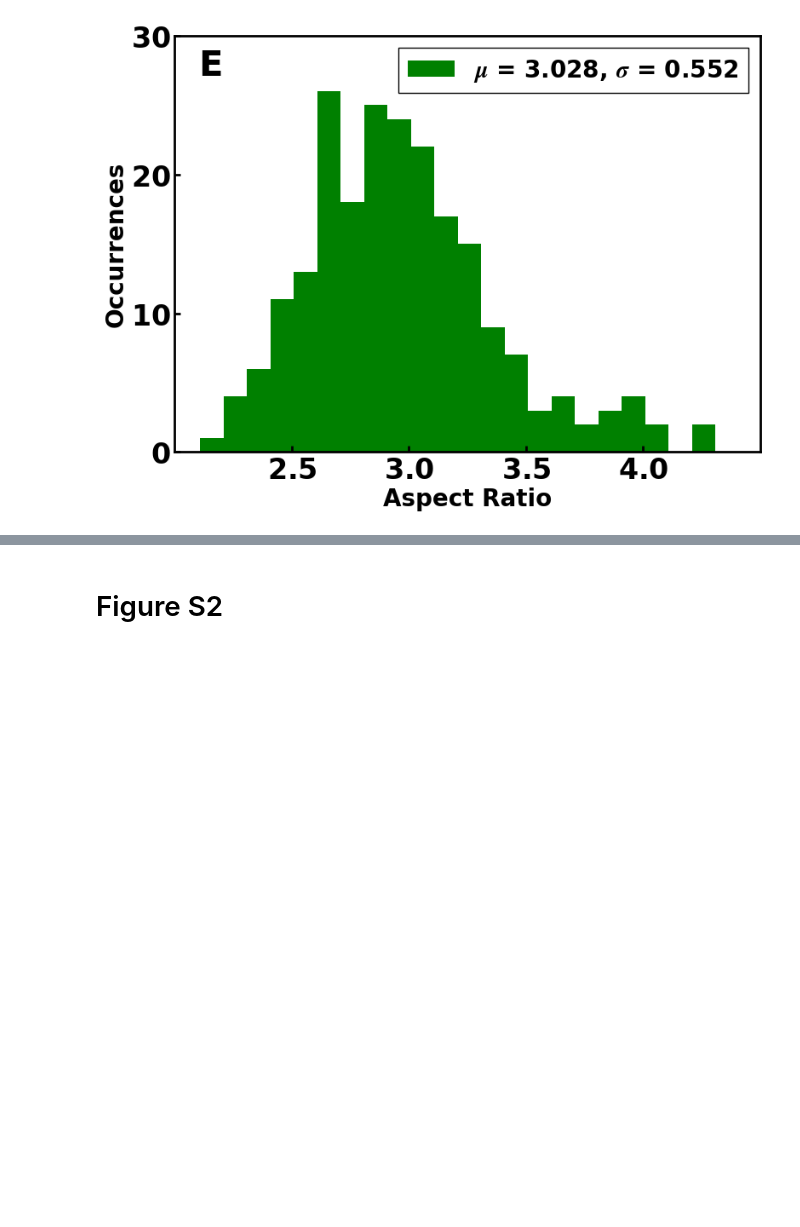
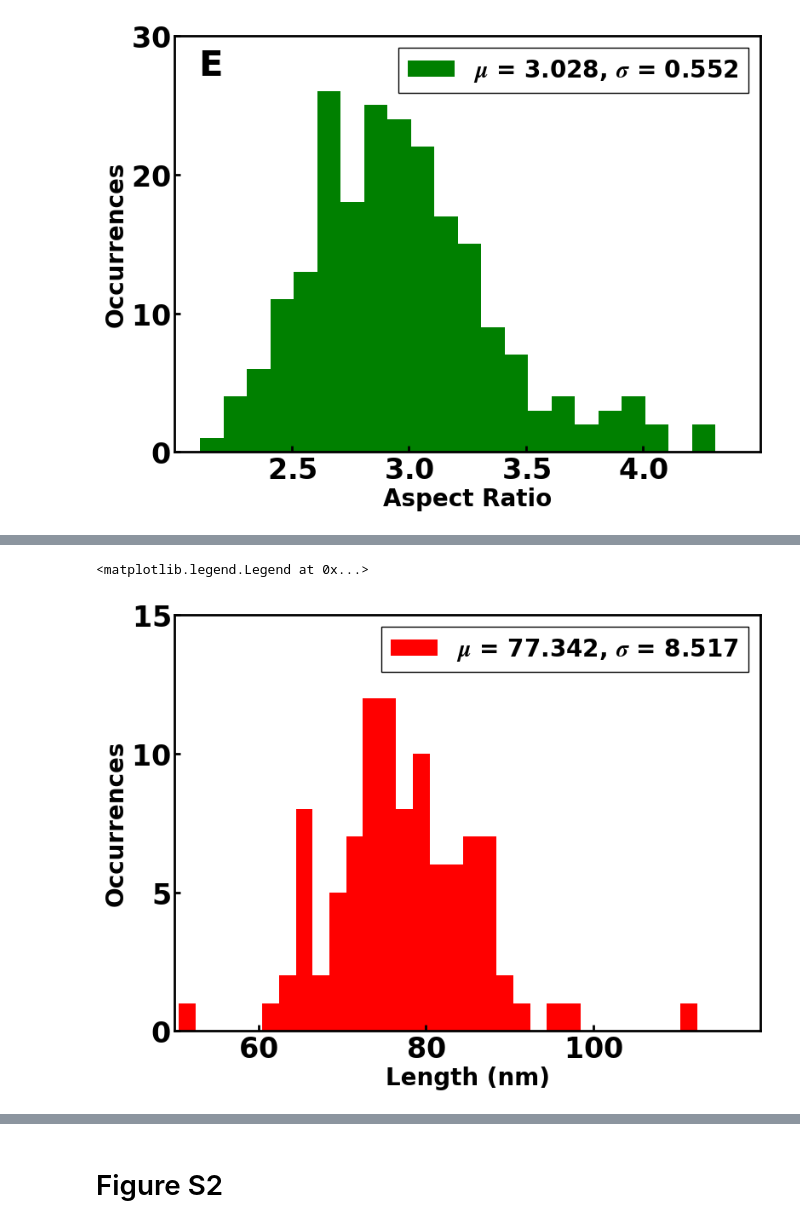
Before and after one commit to SWAN88/AuNR_DA, a Jupyter notebook: 060524_AuNR_DA_SI_figures.ipynb, the cells around one changed output, grey strips where cells are left out. Drawn from its saved outputs; the diff is of its cells as text; code cells hidden in the pictures; blank space fills up the shorter version.

```diff
--- a/060524_AuNR_DA_SI_figures.ipynb
+++ b/060524_AuNR_DA_SI_figures.ipynb
@@ -147,0 +169,26 @@ ax.legend(fontsize=20)
+# %%
+width = TEM_data['width']
+length = TEM_data['length']
+
+fig, ax = plt.subplots()
+binwidth = 2
+target = length
+mean = np.mean(target)
+std = np.std(target)
+target_divided_mean = target/mean
+ax.hist(target, bins=np.arange(min(target), max(target)+binwidth, binwidth),
+        color='r', label=f'$\mu$ = {round(mean, 3)}, $\sigma$ = {round(std, 3)}')
+
+# ax.text(0.04, 0.97, 'C', ha='left', va='top', transform=ax.transAxes, fontsize=30)
+
+ax.set_xlabel('Length (nm)')
+ax.set_ylabel('Occurrences')
+ax.set_ylim(0, 15)
+ax.set_xlim(50, 120)
+ax.set_xticks([60, 80, 100])
+ax.set_yticks([0, 5, 10, 15])
+
+ax.legend(fontsize=20)
+# %% [output]
+<matplotlib.legend.Legend at 0x...>
+[figure, added]
```
Also changed, not shown: parts of 5 cells of this notebook, 2 other files.
